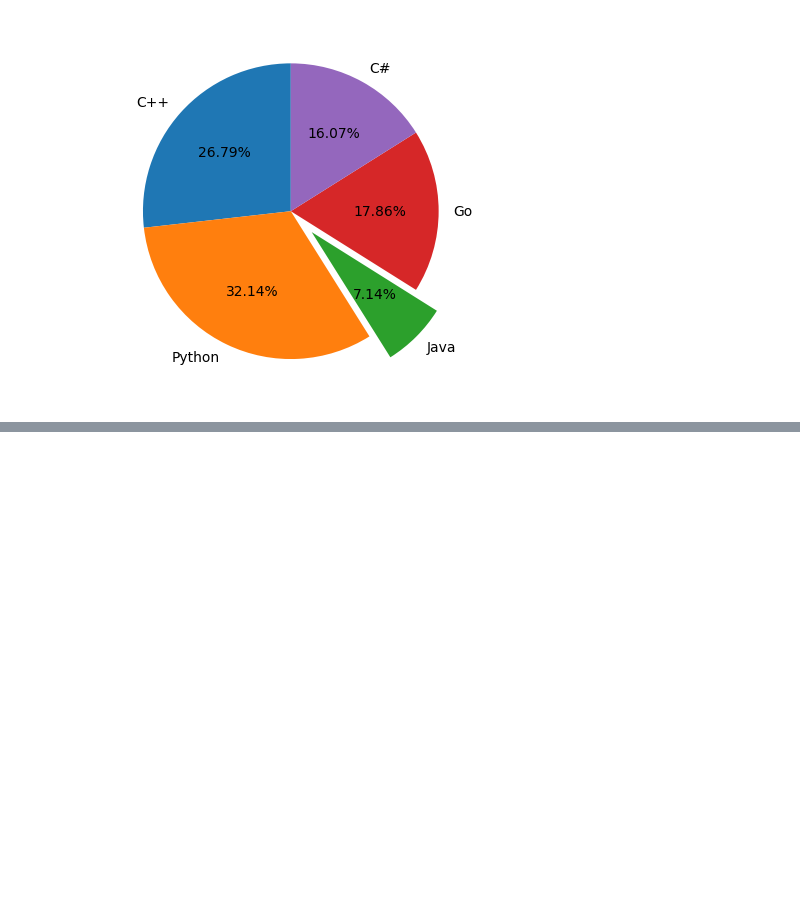
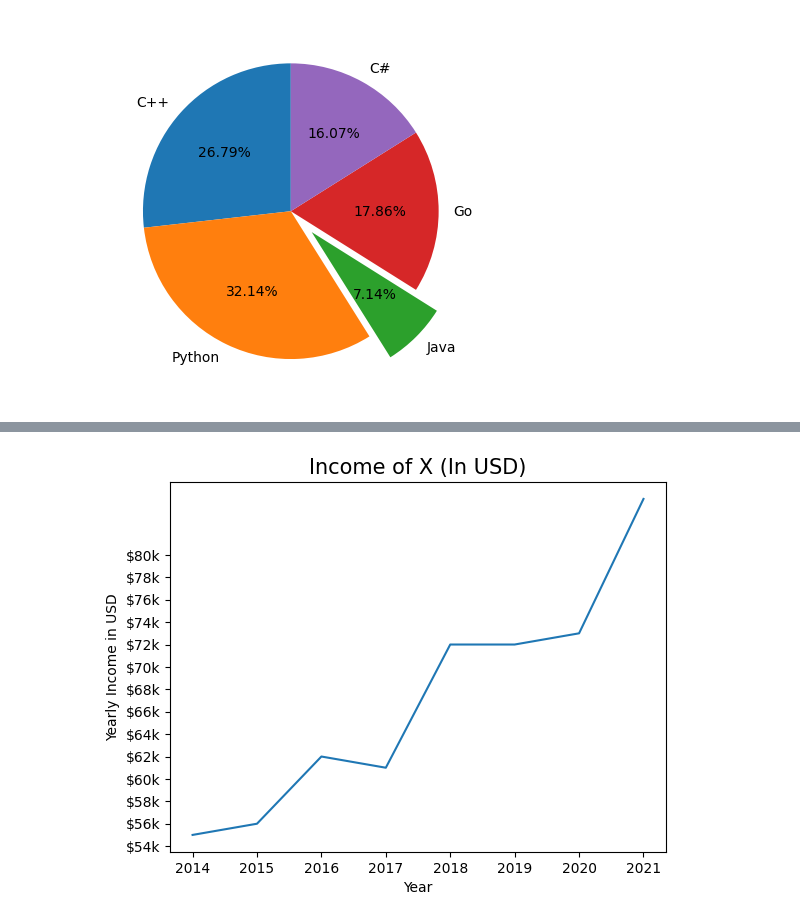
Before and after one commit to miksang0/Data_Visualization_, a Jupyter notebook: Matplotlib.ipynb, the cells around one changed output, grey strips where cells are left out. Saved outputs shown, nothing was run; the diff lists cells and outputs as text; code cells hidden in the pictures; blank space fills up the shorter version.

```diff
--- a/Matplotlib.ipynb
+++ b/Matplotlib.ipynb
@@ -39,0 +57,17 @@ plt.show()
+# %%
+#Plot Customization
+years = [2014, 2015, 2016, 2017,
+         2018, 2019, 2020, 2021]
+income = [55, 56, 62, 61,
+          72, 72, 73, 85]
+
+income_ticks = list(range(50, 81, 2))
+plt.title("Income of X (In USD)", fontsize = 15)
+plt.xlabel("Year")
+plt.ylabel("Yearly Income in USD")
+plt.yticks(income_ticks, [f"${x}k" for x in income_ticks])
+
+plt.plot(years, income)
+plt.show()
+# %% [output]
+[figure, added]
```
Also changed, not shown: parts of 12 cells of this notebook.
